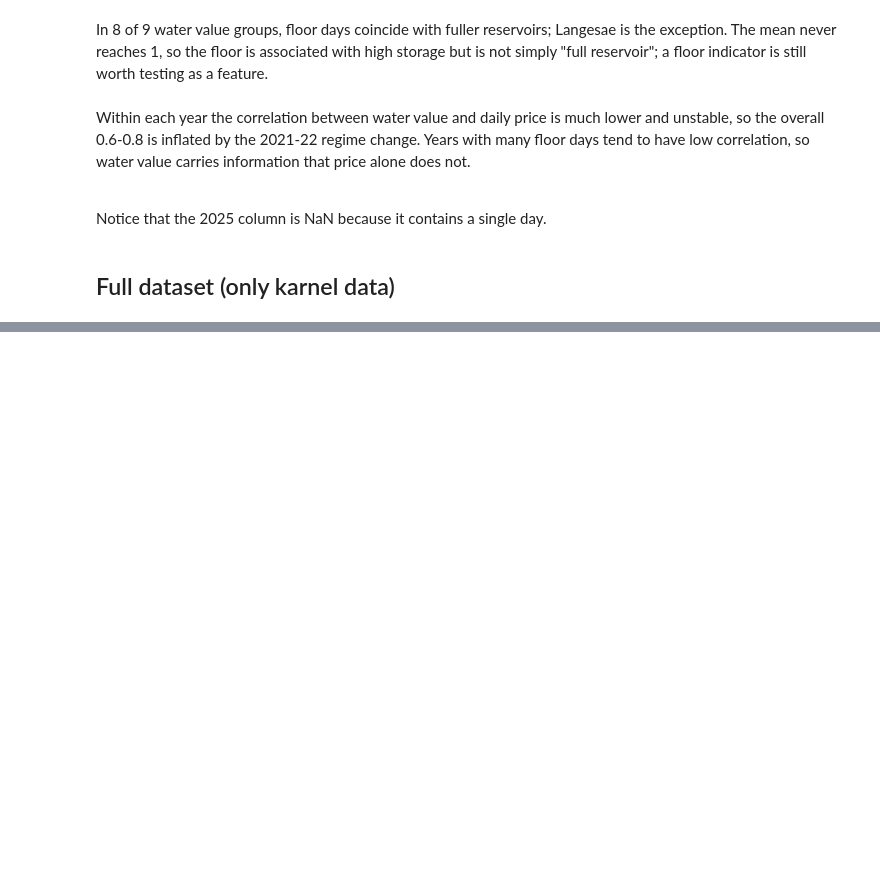
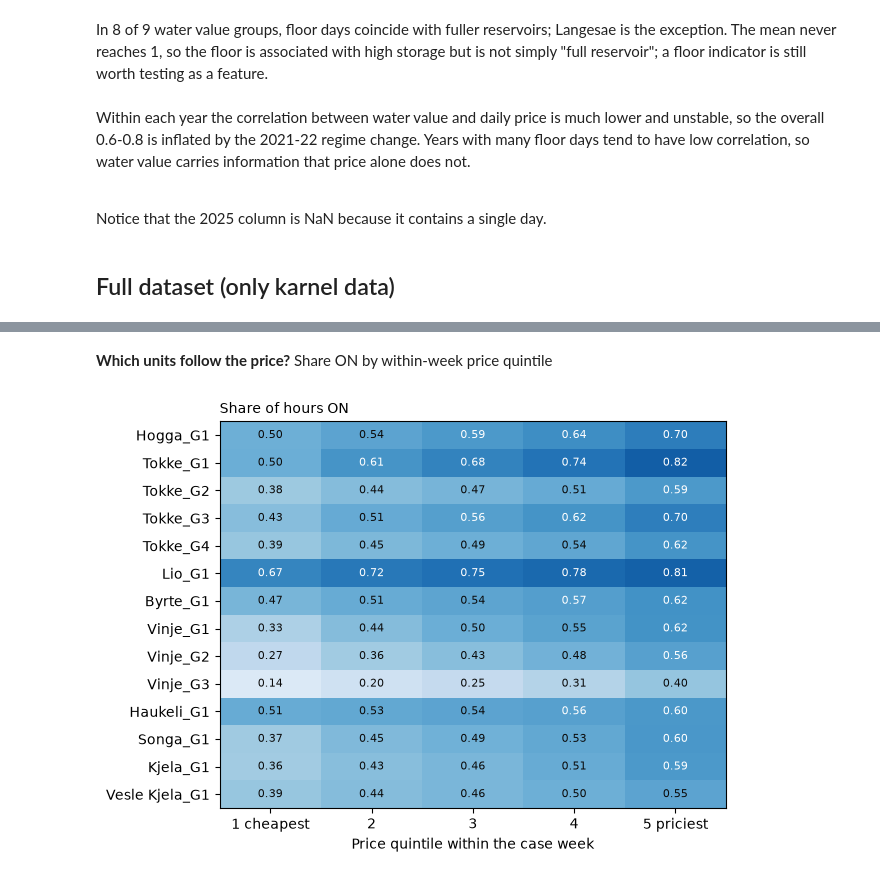
Before and after one commit to LukaAgostini/MMLP_project, a Jupyter notebook: notebook/EDA_Luca.ipynb, the cells around one changed output, grey strips where cells are left out. Saved outputs shown, nothing was run; the diff lists cells and outputs as text; code cells hidden in the pictures; blank space fills up the shorter version.

```diff
--- a/notebook/EDA_Luca.ipynb
+++ b/notebook/EDA_Luca.ipynb
@@ -793,0 +872,26 @@ from data_loaders import Training_set
+# %% [markdown]
+**Which units follow the price?** Share ON by within-week price quintile
+# %%
+from numpy.lib.stride_tricks import sliding_window_view as swv
+
+# (cases, 168)
+P = swv(X.price.values, 168)[X.index.get_indexer(starts.unique())]
+
+# same order as the rows of Y
+q = np.digitize(P.argsort(1).argsort(1) / 167, [.2, .4, .6, .8]).ravel()
+heat = Y.groupby(q).mean().T
+heat.columns = ['1 cheapest', '2', '3', '4', '5 priciest']
+
+fig, a = plt.subplots(figsize=(6.5, 4.8))
+im = a.imshow(heat.values, cmap='Blues', vmin=0, vmax=1, aspect='auto')
+a.set_xticks(range(5), heat.columns); a.set_yticks(range(14), heat.index); a.grid(False)
+
+for i, j in np.ndindex(heat.shape):
+    a.text(j, i, f'{heat.iat[i, j]:.2f}', ha='center', va='center', fontsize=8, color='white' if heat.iat[i, j] > .55 else '#0b0b0b')
+
+a.set_xlabel('Price quintile within the case week'); a.set_title('Share of hours ON', loc='left', fontsize=10)
+
+plt.tight_layout()
+plt.show()
+# %% [output]
+[figure, added]
```
Also changed, not shown: parts of 8 cells of this notebook.
